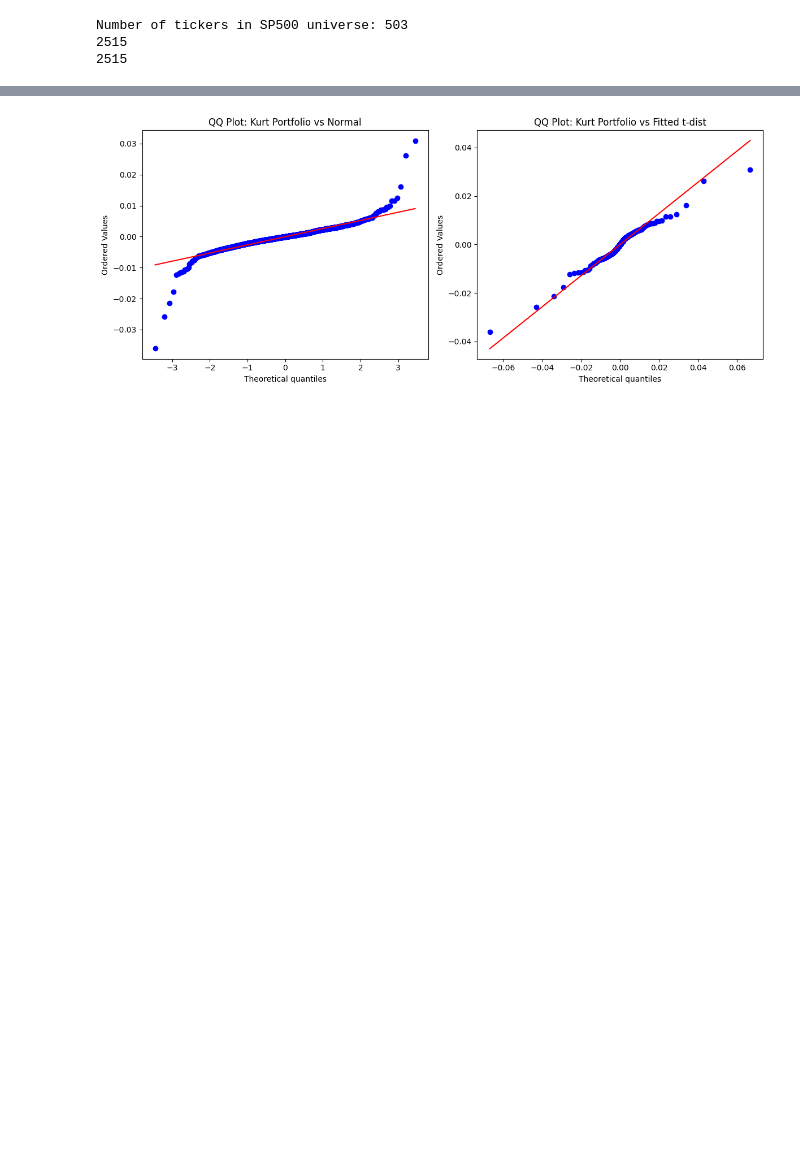
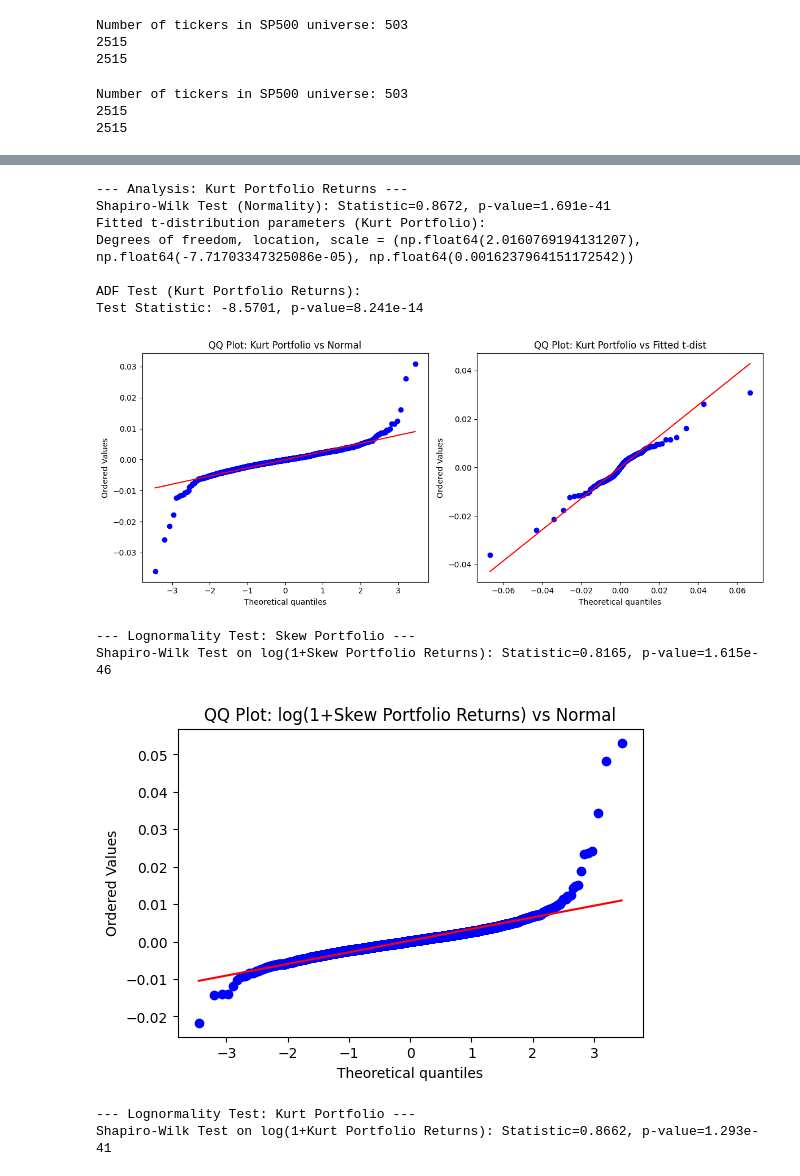
Before and after one commit to jerrychen04/orie5640p1, a Jupyter notebook: eda.ipynb, the cells around one changed output, grey strips where cells are left out. Cells and saved outputs as stored; diff of their text form; code cells hidden in the pictures; blank space fills up the shorter version.

```diff
--- a/eda.ipynb
+++ b/eda.ipynb
@@ -39,7 +39,33 @@ import scipy.stats as stats
 import yfinance as yf
 import warnings
 warnings.simplefilter(action='ignore', category=FutureWarning)
+import yfinance as yf
+import pandas as pd
+import numpy as np
+import matplotlib.pyplot as plt
+from scipy.stats import skew, kurtosis, probplot, t, gaussian_kde
+from scipy import stats
+from scipy.optimize import minimize
+import warnings
+warnings.simplefilter(action='ignore', category=FutureWarning)
 
+
+sp500_url = 'https://en.wikipedia.org/wiki/List_of_S%26P_500_companies'
+sp500_tables = pd.read_html(sp500_url)
+sp500_df = sp500_tables[0]
+tickers = sp500_df['Symbol'].tolist()
+tickers = [ticker.replace('.', '-') for ticker in tickers]
+print(f"Number of tickers in SP500 universe: {len(tickers)}")
+data = pd.read_parquet('sp500_10yr_daily.parquet')
+
+# Fill missing values with forward fill method to preserve more data
+data = data.ffill()
+print(len(data))
+
+# Calculate log returns
+returns = np.log(data / data.shift(1))
+print(len(returns))
+# Assumed 'returns' DataFrame is already defined (e.g., from yfinance data)
 start_date = '2015-01-01'
 end_date = '2025-01-01'
 filtered_returns = returns.loc[start_date:end_date]
@@ -51,7 +77,6 @@ hold_period = 5
 # Shift returns by one day to prevent look-ahead bias
 shifted_returns = filtered_returns.shift(1)
 
-
 rolling_skew = shifted_returns.rolling(window=formation_window).skew()
 rolling_kurt = shifted_returns.rolling(window=formation_window).kurt()
 
@@ -59,11 +84,9 @@ portfolio_returns_skew = []
 portfolio_returns_kurt = []
 formation_dates = []
 
-
 for i in range(formation_window, len(shifted_returns) - hold_period):
     formation_date = filtered_returns.index[i]
     formation_dates.append(formation_date)
-
 
     fs = rolling_skew.iloc[i].dropna()
     fk = rolling_kurt.iloc[i].dropna()
@@ -76,7 +99,6 @@ for i in range(formation_window, len(shifted_returns) - hold_period):
     weights_skew = pd.Series(0, index=fs.index)
     weights_skew.loc[long_skew] = 1.0 / group_size
     weights_skew.loc[short_skew] = -1.0 / group_size
-
 
     ranked_kurt = fk.sort_values()
     long_kurt = ranked_kurt.index[-group_size:].tolist()
@@ -95,10 +117,8 @@ for i in range(formation_window, len(shifted_returns) - hold_period):
     portfolio_returns_skew.append(port_ret_skew.mean())
     portfolio_returns_kurt.append(port_ret_kurt.mean())
 
-
 portfolio_returns_series_skew = pd.Series(portfolio_returns_skew, index=formation_dates[:len(portfolio_returns_skew)])
 portfolio_returns_series_kurt = pd.Series(portfolio_returns_kurt, index=formation_dates[:len(portfolio_returns_kurt)])
-
 
 plt.figure(figsize=(12, 5))
 plt.plot(portfolio_returns_series_skew.cumsum(), label='Skew Portfolio')
@@ -106,7 +126,6 @@ plt.plot(portfolio_returns_series_kurt.cumsum(), label='Kurt Portfolio')
 plt.legend()
 plt.title('Cumulative Returns of Skew and Kurt Portfolios')
 plt.show()
-
 
 def annualized_performance(returns_series, label, risk_free_rate=0.04, trading_days=252):
     mean_daily = returns_series.mean()
@@ -121,7 +140,6 @@ def annualized_performance(returns_series, label, risk_free_rate=0.04, trading_d
 
 annualized_performance(portfolio_returns_series_skew, "Skew Portfolio", 0.04)
 annualized_performance(portfolio_returns_series_kurt, "Kurtosis Portfolio", 0.04)
-
 
 print("\n--- Analysis: Skew Portfolio Returns ---")
 skew_data = portfolio_returns_series_skew.dropna()
@@ -144,7 +162,6 @@ plt.title("QQ Plot: Skew Portfolio vs Fitted t-dist")
 plt.tight_layout()
 plt.show()
 
-
 print("\n--- Analysis: Kurt Portfolio Returns ---")
 kurt_data = portfolio_returns_series_kurt.dropna()
 shapiro_stat_k, shapiro_p_k = shapiro(kurt_data)
@@ -165,5 +182,35 @@ stats.probplot(kurt_data, dist=t, sparams=(params_t_k[0], params_t_k[1], params_
 plt.title("QQ Plot: Kurt Portfolio vs Fitted t-dist")
 plt.tight_layout()
 plt.show()
+
+# --- Additional Test: Lognormality of the Portfolios ---
+# For a variable to be lognormally distributed, log(1 + r) should be normally distributed.
+# Make sure that (1 + r) > 0 for each return r. This test applies the Shapiro-Wilk test and plots a QQ plot.
+
+print("\n--- Lognormality Test: Skew Portfolio ---")
+# Calculate gross returns and ensure no invalid values (returns > -1)
+gross_returns_skew = skew_data[skew_data > -1] + 1
+log_returns_skew = np.log(gross_returns_skew)
+log_shapiro_stat, log_shapiro_p = shapiro(log_returns_skew)
+print(f"Shapiro-Wilk Test on log(1+Skew Portfolio Returns): Statistic={log_shapiro_stat:.4f}, p-value={log_shapiro_p:.4g}")
+
+plt.figure(figsize=(6, 4))
+stats.probplot(log_returns_skew, dist="norm", plot=plt)
+plt.title("QQ Plot: log(1+Skew Portfolio Returns) vs Normal")
+plt.show()
+
+print("\n--- Lognormality Test: Kurt Portfolio ---")
+gross_returns_kurt = kurt_data[kurt_data > -1] + 1
+log_returns_kurt = np.log(gross_returns_kurt)
+log_shapiro_stat_k, log_shapiro_p_k = shapiro(log_returns_kurt)
+print(f"Shapiro-Wilk Test on log(1+Kurt Portfolio Returns): Statistic={log_shapiro_stat_k:.4f}, p-value={log_shapiro_p_k:.4g}")
+
+plt.figure(figsize=(6, 4))
+stats.probplot(log_returns_kurt, dist="norm", plot=plt)
+plt.title("QQ Plot: log(1+Kurt Portfolio Returns) vs Normal")
+plt.show()
 # %% [output]
+Number of tickers in SP500 universe: 503
+2515
+2515
 [figure]
@@ -195 +235,13 @@ Test Statistic: -8.5701, p-value=8.241e-14
+--- Analysis: Kurt Portfolio Returns ---
+Shapiro-Wilk Test (Normality): Statistic=0.8672, p-value=1.691e-41
+Fitted t-distribution parameters (Kurt Portfolio):
+Degrees of freedom, location, scale = (np.float64(2.0160769194131207), np.float64(-7.71703347325086e-05), np.float64(0.0016237964151172542))
+
+ADF Test (Kurt Portfolio Returns):
+Test Statistic: -8.5701, p-value=8.241e-14
 [figure]
+--- Lognormality Test: Skew Portfolio ---
+Shapiro-Wilk Test on log(1+Skew Portfolio Returns): Statistic=0.8165, p-value=1.615e-46
+[figure, added]
+--- Lognormality Test: Kurt Portfolio ---
+Shapiro-Wilk Test on log(1+Kurt Portfolio Returns): Statistic=0.8662, p-value=1.293e-41
```
Also changed, not shown: parts of 2 cells of this notebook.
